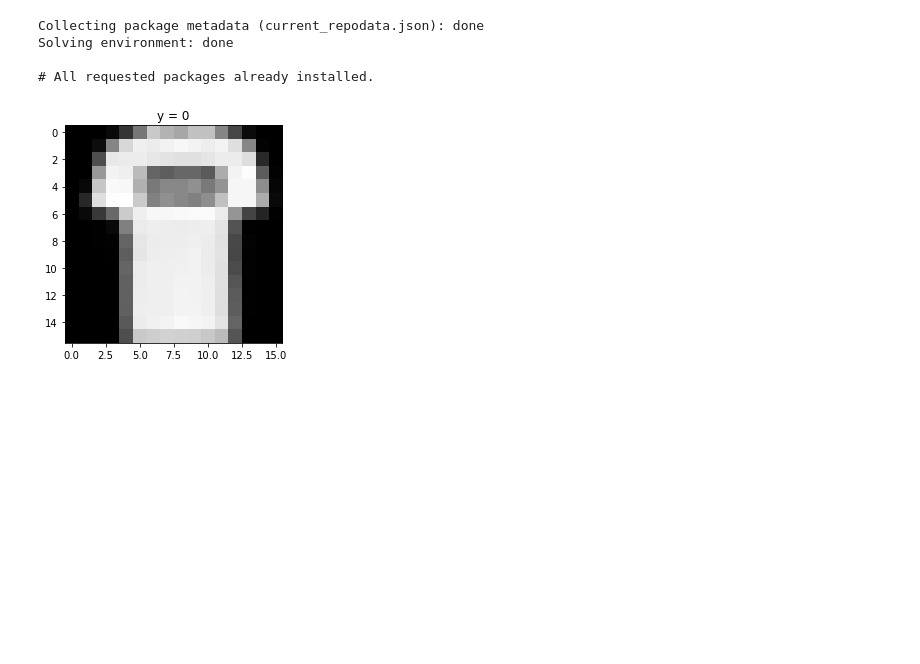
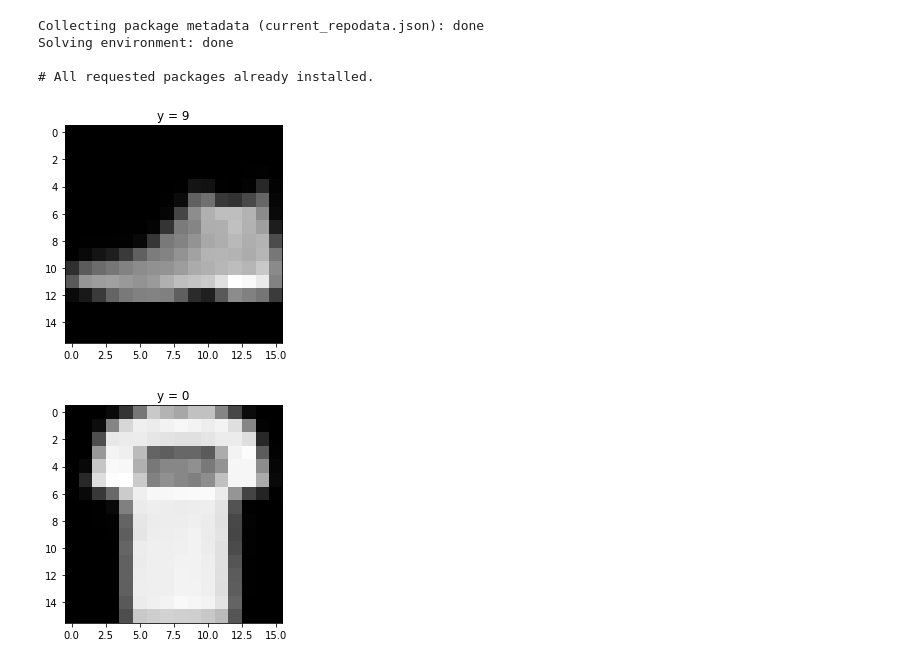
Before and after one commit to evertonaleixo/coursera-ibm-capstone, a Jupyter notebook: pyTorch-Week7-FashionMNISTClassification.ipynb, the cells around one changed output. Cells and saved outputs as stored; diff of their text form; code cells hidden in the pictures; blank space fills up the shorter version.

```diff
--- a/pyTorch-Week7-FashionMNISTClassification.ipynb
+++ b/pyTorch-Week7-FashionMNISTClassification.ipynb
@@ -39,6 +39,10 @@ composed = transforms.Compose([transforms.Resize((IMAGE_SIZE, IMAGE_SIZE)), tran
 
 train_dataset = dsets.FashionMNIST(root='./data', train=True, download=True, transform=composed)
 validation_dataset = dsets.FashionMNIST(root='./data', train=False, download=True, transform=composed)
+# %%
+show_data(validation_dataset[0])
+# %% [output]
+[figure, added]
 # %%
 show_data(train_dataset[1])
 # %% [output]
```
Also changed, not shown: parts of 1 cell of this notebook.
